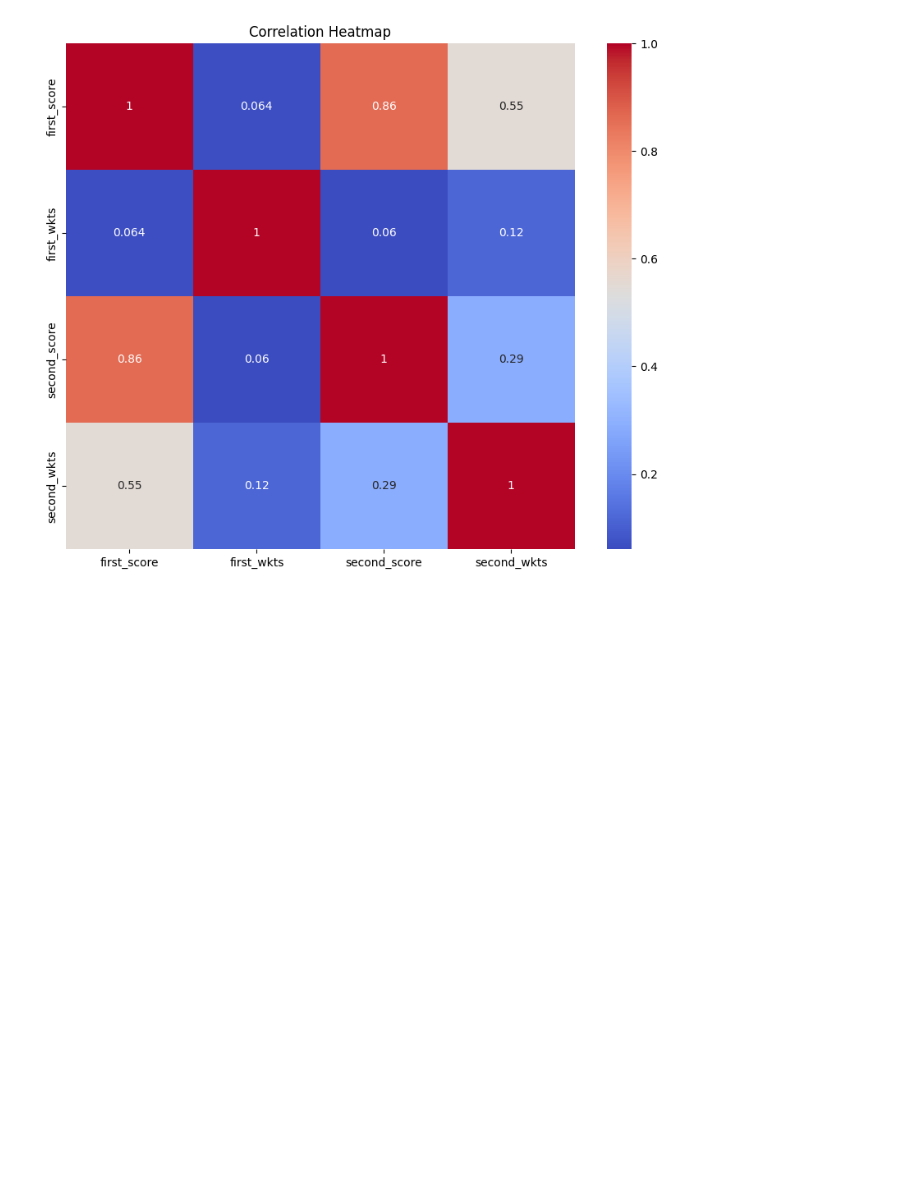
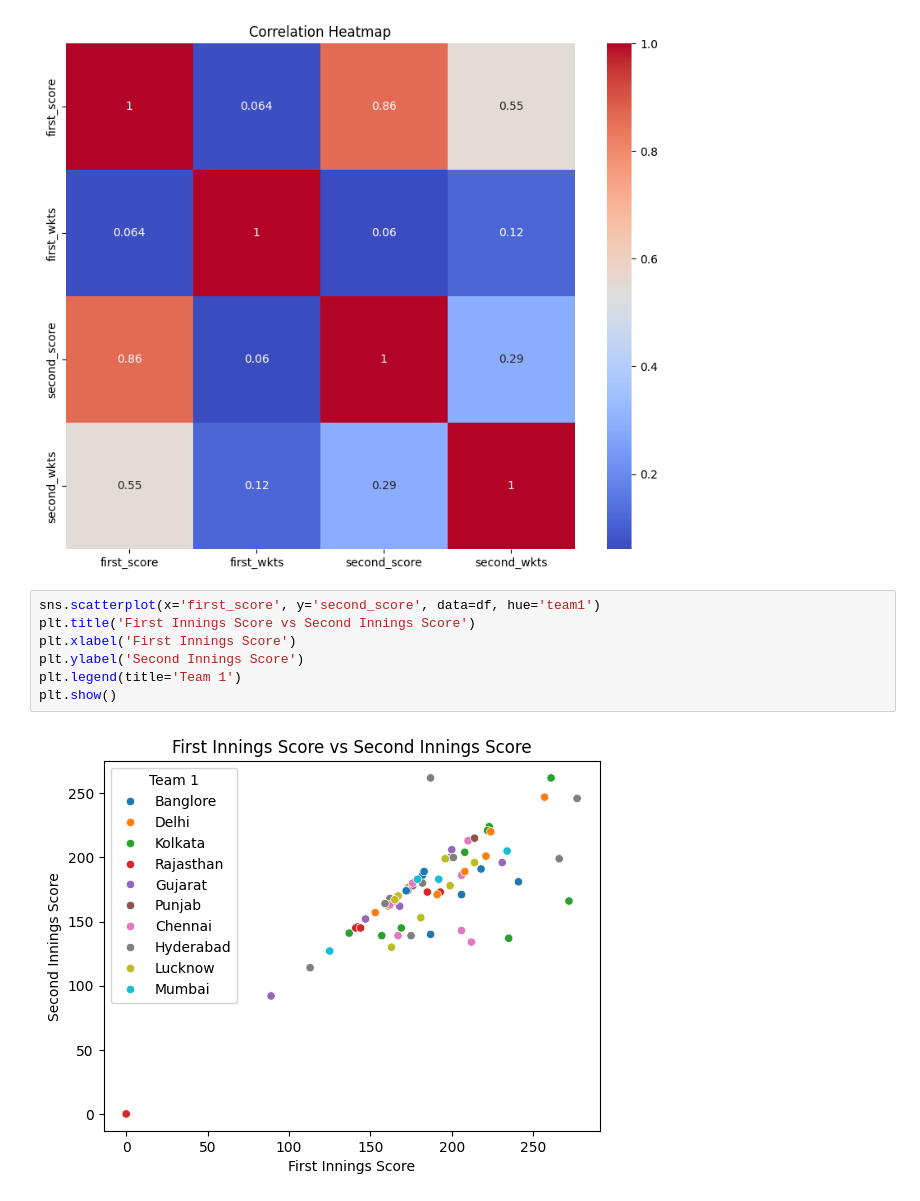
Before and after one commit to yharshityadav/IPL-Machine-Learning-Model, a Jupyter notebook: IPL.ipynb, the cells around one changed output. Saved outputs shown, nothing was run; the diff lists cells and outputs as text; blank space fills up the shorter version.

Commit message:
visualisation

```diff
--- a/IPL.ipynb
+++ b/IPL.ipynb
@@ -106,3 +106,12 @@ plt.title('Correlation Heatmap')
 plt.show()
 # %% [output]
 [figure]
+# %%
+sns.scatterplot(x='first_score', y='second_score', data=df, hue='team1')
+plt.title('First Innings Score vs Second Innings Score')
+plt.xlabel('First Innings Score')
+plt.ylabel('Second Innings Score')
+plt.legend(title='Team 1')
+plt.show()
+# %% [output]
+[figure, added]
```
Also changed, not shown: parts of 1 cell of this notebook.
